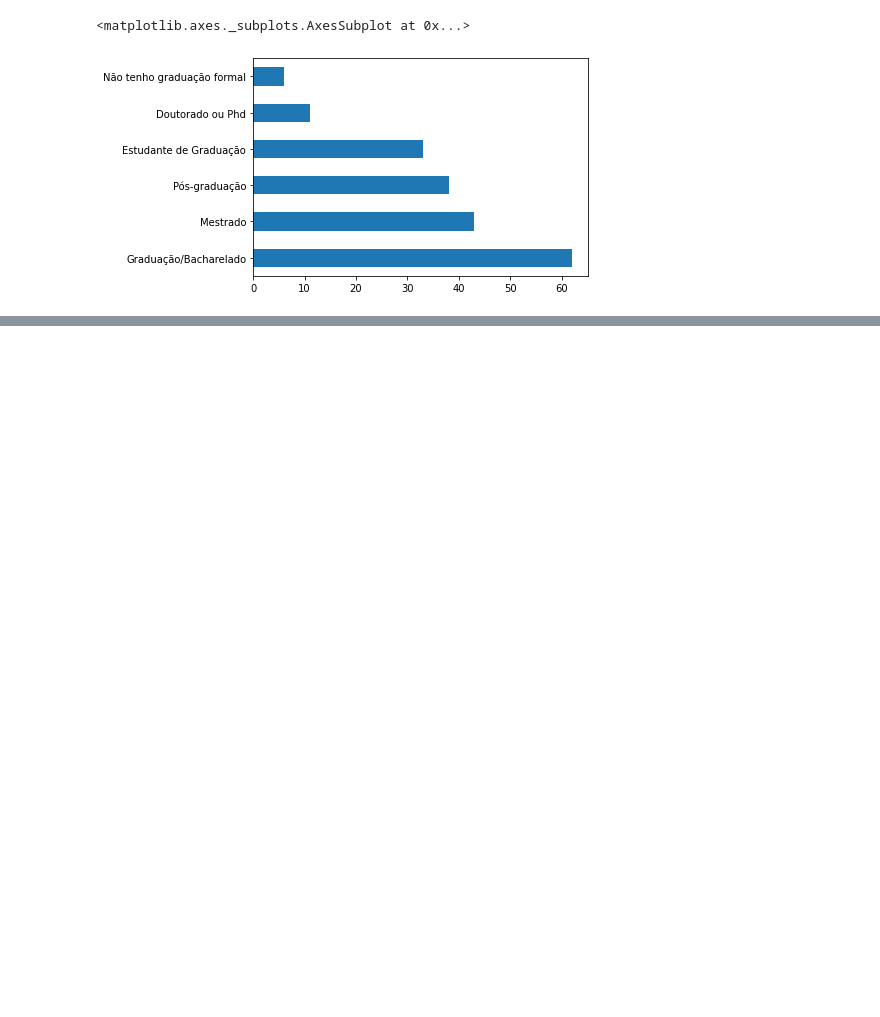
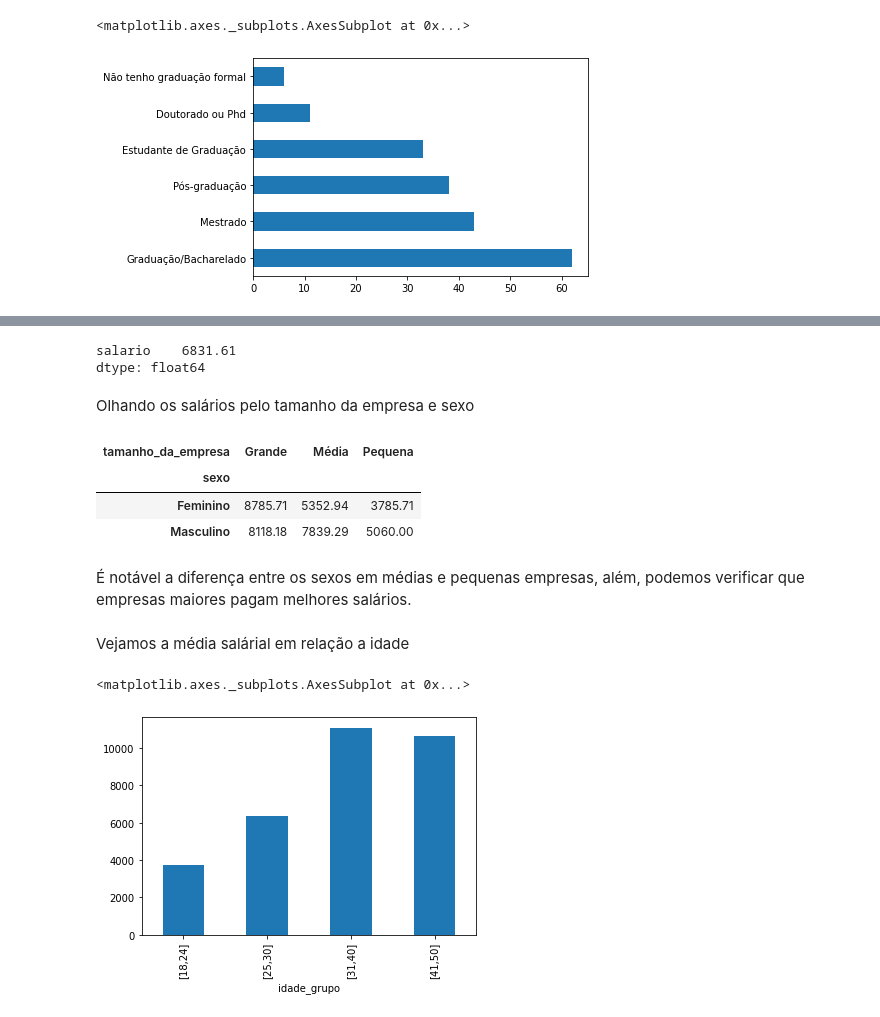
Before and after one commit to victorsponc/cientistas-de-dados-brasil, a Jupyter notebook: Análise_perfil_cientistas_de_dados_Brasil_Victor_Sponchiado.ipynb, the cells around one changed output, grey strips where cells are left out. Saved outputs shown, nothing was run; the diff lists cells and outputs as text; code cells hidden in the pictures; blank space fills up the shorter version.

```diff
--- a/Análise_perfil_cientistas_de_dados_Brasil_Victor_Sponchiado.ipynb
+++ b/Análise_perfil_cientistas_de_dados_Brasil_Victor_Sponchiado.ipynb
@@ -118,0 +180,20 @@ dados['Escolaridade'].value_counts().plot(kind = 'barh')
+# %%
+#Discretizando salários
+salamap = {    'Menos de R$ 1.000/mês': 1000,
+      'de R$ 1.001/mês a R$ 2.000/mês': 1500,
+       'de R$ 2.001/mês a R$ 3000/mês': 2500,
+      'de R$ 3.001/mês a R$ 4.000/mês': 3500,
+      'de R$ 4.001/mês a R$ 6.000/mês': 5000,
+      'de R$ 6.001/mês a R$ 8.000/mês': 7000,
+     'de R$ 8.001/mês a R$ 12.000/mês': 10000,
+    'de R$ 12.001/mês a R$ 16.000/mês': 14000,
+    'de R$ 16.001/mês a R$ 20.000/mês': 18000,
+    'de R$ 20.001/mês a R$ 25.000/mês': 22500,
+              'Acima de R$ 25.001/mês': 25000}
+
+dados['salario'] = dados["('P16', 'salary_range')"].map(salamap)
+
+#Criação de grupos de idades, escolha arbitraria dos cortes.
+cortes = [0, 24, 30, 40, 100]
+nomes = ['[18,24]', '[25,30]', '[31,40]', '[41,50]']
+dados['idade_grupo'] = pd.cut(dados["('P1', 'age')"], bins = cortes, labels = nomes)
@@ -118,0 +213,24 @@ dados['Escolaridade'].value_counts().plot(kind = 'barh')
+# %%
+dados[['salario']].mean().round(2)
+# %% [output]
+salario    6831.61
+dtype: float64
+# %% [markdown]
+Olhando os salários pelo tamanho da empresa e sexo
+# %%
+#Análise pelo sexo e tamanho da empresa
+dados.groupby(['sexo', 'tamanho_da_empresa']).mean()['salario'].round(2).unstack()
+# %% [output]
+| tamanho_da_empresa | Grande | Média | Pequena |
+| sexo |  |  |  |
+| Feminino | 8785.71 | 5352.94 | 3785.71 |
+| Masculino | 8118.18 | 7839.29 | 5060.00 |
+# %% [markdown]
+É notável a diferença entre os sexos em médias e pequenas empresas, além, podemos verificar que empresas maiores pagam melhores salários.
+# %% [markdown]
+Vejamos a média salárial em relação a idade
+# %%
+dados.groupby(['idade_grupo']).mean()['salario'].plot(kind = 'bar')
+# %% [output]
+<matplotlib.axes._subplots.AxesSubplot at 0x...>
+[figure, added]
```
Also changed, not shown: parts of 47 cells of this notebook.
